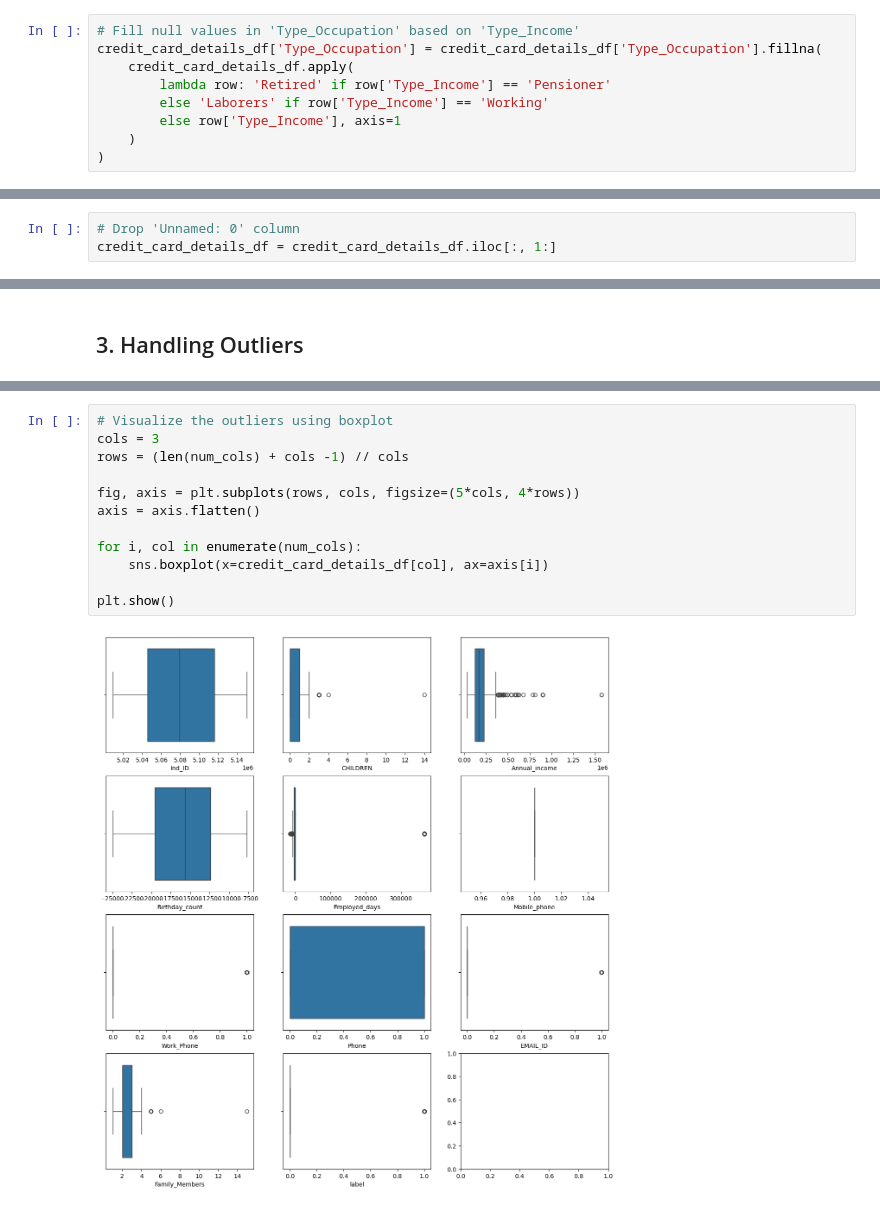
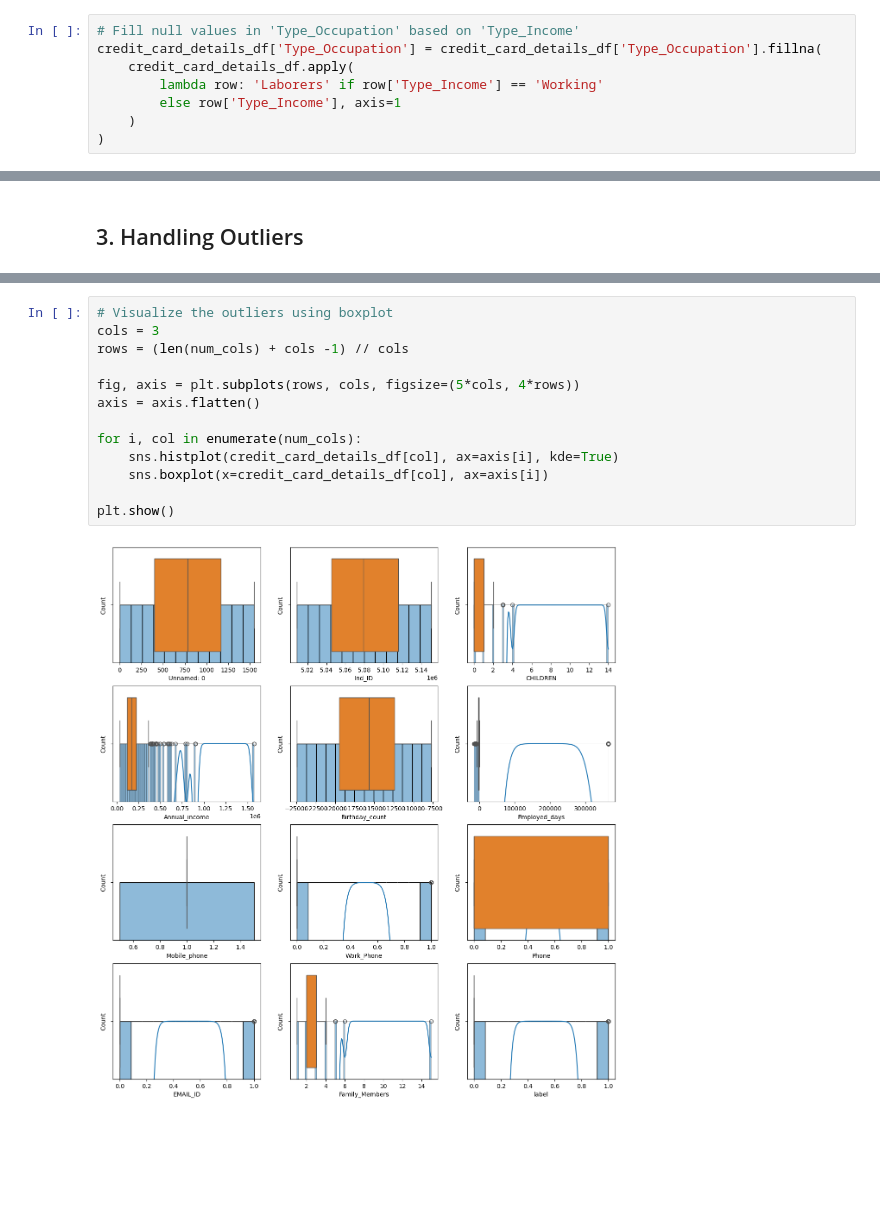
Before and after one commit to Namachivayam2001/ML-Tutorials, a Jupyter notebook: PreProcessing_with_credit_card_details_dataset.ipynb, the cells around one changed output, grey strips where cells are left out. Saved outputs shown, nothing was run; the diff lists cells and outputs as text; blank space fills up the shorter version.

Commit message:
complete PreProcessing_with_credit_card_details_dataset.ipynb

```diff
--- a/PreProcessing_with_credit_card_details_dataset.ipynb
+++ b/PreProcessing_with_credit_card_details_dataset.ipynb
@@ -186,8 +186,7 @@ credit_card_details_df[credit_card_details_df.Type_Income == 'Working'].head()
 # Fill null values in 'Type_Occupation' based on 'Type_Income'
 credit_card_details_df['Type_Occupation'] = credit_card_details_df['Type_Occupation'].fillna(
     credit_card_details_df.apply(
-        lambda row: 'Retired' if row['Type_Income'] == 'Pensioner'
-        else 'Laborers' if row['Type_Income'] == 'Working'
+        lambda row: 'Laborers' if row['Type_Income'] == 'Working'
         else row['Type_Income'], axis=1
     )
 )
@@ -211,9 +210,6 @@ Type_Occupation    0
 Family_Members     0
 label              0
 dtype: int64
-# %%
-# Drop 'Unnamed: 0' column
-credit_card_details_df = credit_card_details_df.iloc[:, 1:]
 # %% [markdown]
 ## 2. Handling Duplicates
 # %%
@@ -244,14 +241,15 @@ num_cols
 # %%
 # Visualize the outliers using boxplot
 cols = 3
 rows = (len(num_cols) + cols -1) // cols
 
 fig, axis = plt.subplots(rows, cols, figsize=(5*cols, 4*rows))
 axis = axis.flatten()
 
 for i, col in enumerate(num_cols):
+    sns.histplot(credit_card_details_df[col], ax=axis[i], kde=True)
     sns.boxplot(x=credit_card_details_df[col], ax=axis[i])
 
 plt.show()
 # %% [output]
-[figure, old version]
+[figure, new version]
```
Also changed, not shown: parts of 18 cells of this notebook.
